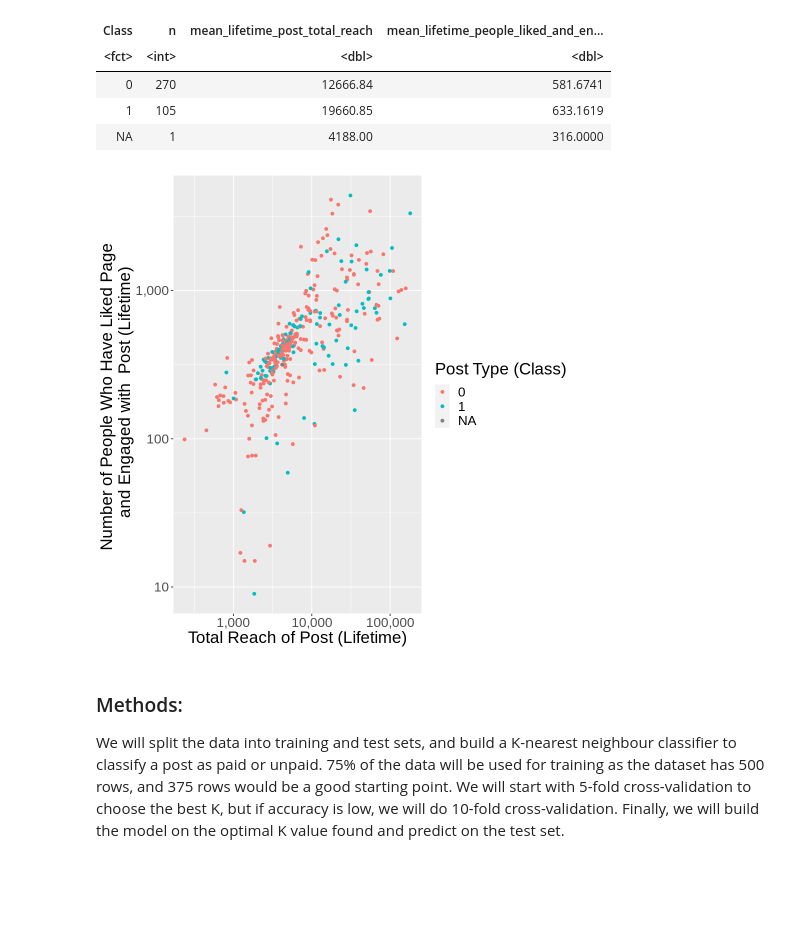
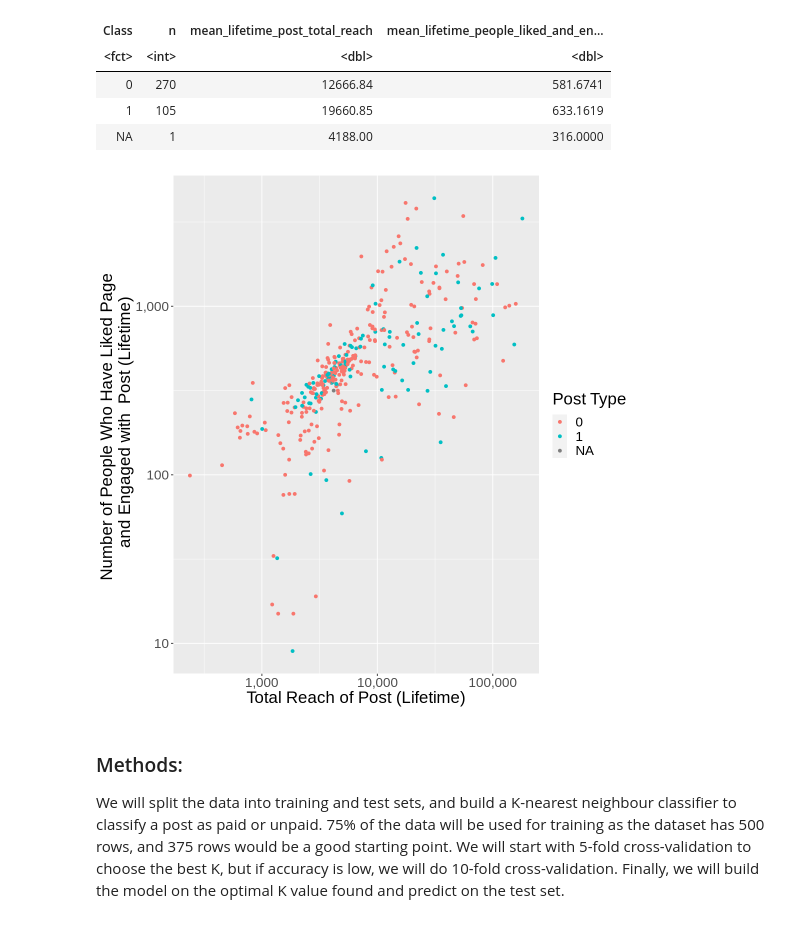
Before and after one commit to truzopus/DSCI_100_Group7, a Jupyter notebook: proposal.ipynb, the cells around one changed output. Saved outputs shown, nothing was run; the diff lists cells and outputs as text; code cells hidden in the pictures; blank space fills up the shorter version.

```diff
--- a/proposal.ipynb
+++ b/proposal.ipynb
@@ -78,18 +78,18 @@ A tibble: 3 × 4
 | 1 | 105 | 19660.85 | 633.1619 |
 | NA | 1 | 4188.00 | 316.0000 |
 # %%
-# create scatterplot
+# create scatterplot of total people liked and engaged vs total post reach, coloured by post type (class)
 facebook_plot <- facebook_train %>%
     ggplot(aes(x = Lifetime.Post.Total.Reach, y = Lifetime.People.who.have.liked.your.Page.and.engaged.with.your.post)) +
             geom_point(aes(color = Paid)) +
             labs(x = 'Total Reach of Post (Lifetime)', y = 'Number of People Who Have Liked Page \n and Engaged with  Post (Lifetime)',
-                 color = 'Post Type (Class)') +
+                 color = 'Post Type') +
             scale_x_log10(labels = scales::comma) +
             scale_y_log10(labels = scales::comma) +
             theme(text = element_text(size = 20))
 facebook_plot
 # %% [output]
-[figure, old version]
+[figure, new version]
 # %% [markdown]
 ### Methods:
 We will split the data into training and test sets, and build a K-nearest neighbour classifier to classify a post as paid or unpaid. 75% of the data will be used for training as the dataset has 500 rows, and 375 rows would be a good starting point. We will start with 5-fold cross-validation to choose the best K, but if accuracy is low, we will do 10-fold cross-validation. Finally, we will build the model on the optimal K value found and predict on the test set.
```
Also changed, not shown: parts of 2 cells of this notebook.
